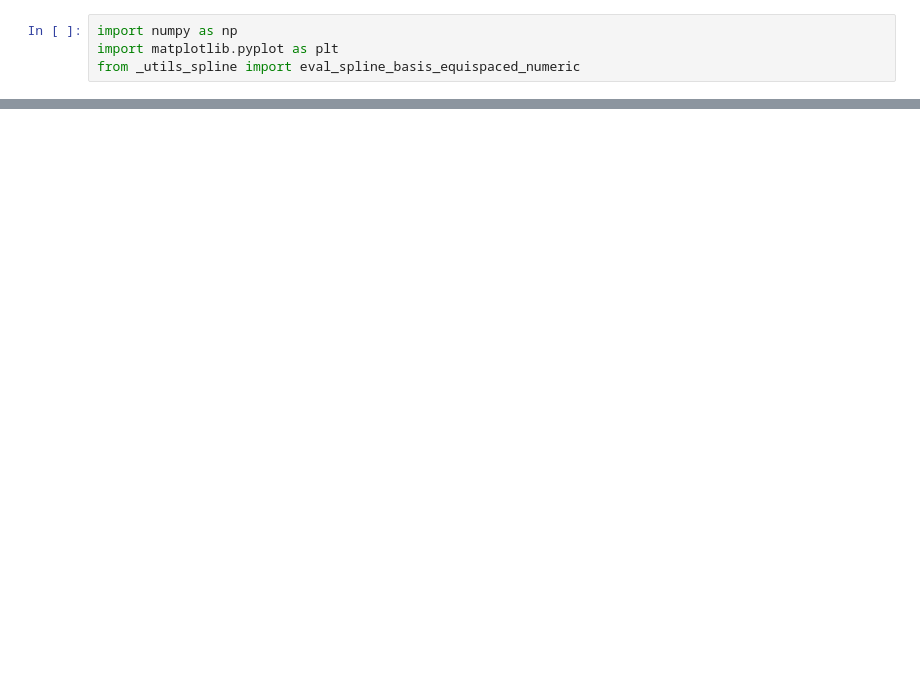
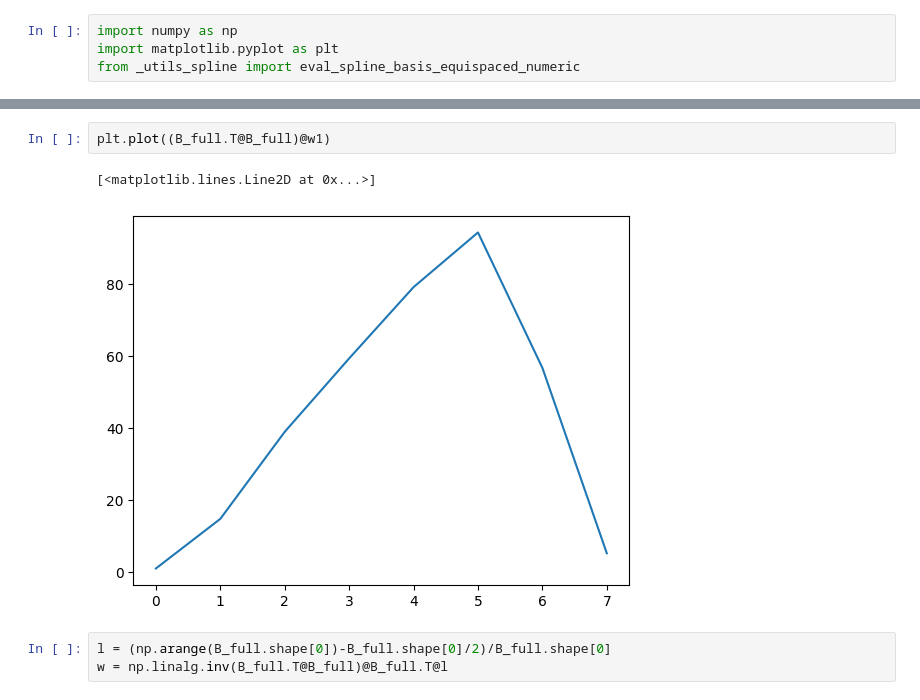
Before and after one commit to lr1021/p-splines, a Jupyter notebook: spectral_test.ipynb, the cells around one changed output, grey strips where cells are left out. Drawn from its saved outputs; the diff is of its cells as text; blank space fills up the shorter version.

```diff
--- a/spectral_test.ipynb
+++ b/spectral_test.ipynb
@@ -9,0 +25,8 @@ B_full, _, _, knot_list = eval_spline_basis_equispaced_numeric(degree, np.min(d)
+# %%
+plt.plot((B_full.T@B_full)@w1)
+# %% [output]
+[<matplotlib.lines.Line2D at 0x...>]
+[figure, added]
+# %%
+l = (np.arange(B_full.shape[0])-B_full.shape[0]/2)/B_full.shape[0]
+w = np.linalg.inv(B_full.T@B_full)@B_full.T@l
```
Also changed, not shown: parts of 14 cells of this notebook, 2 other files.
